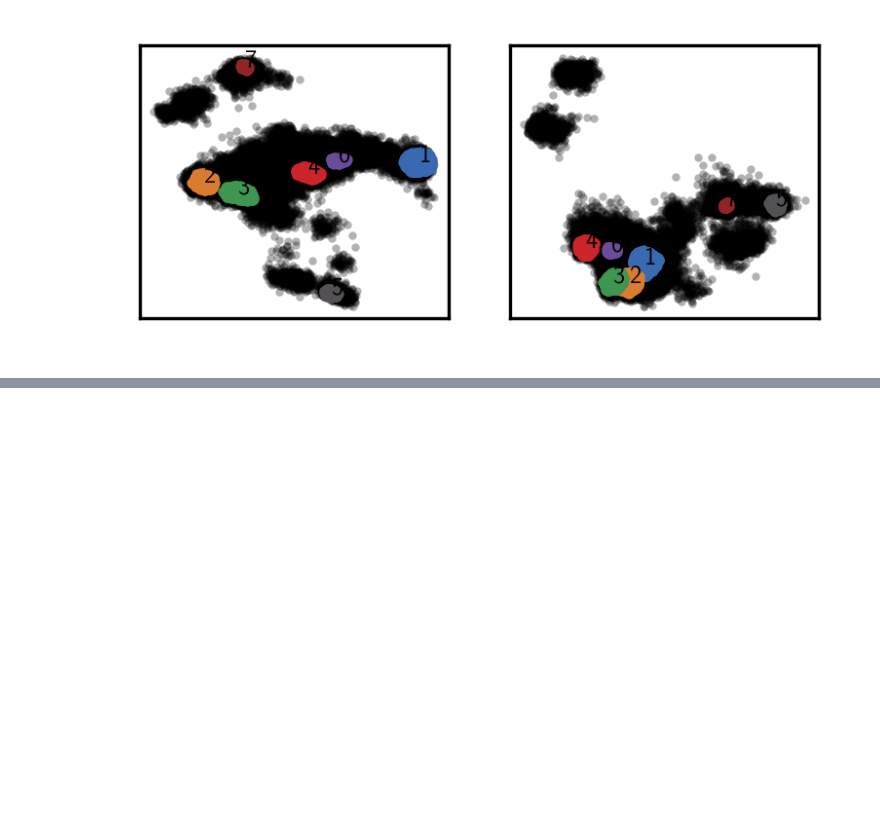
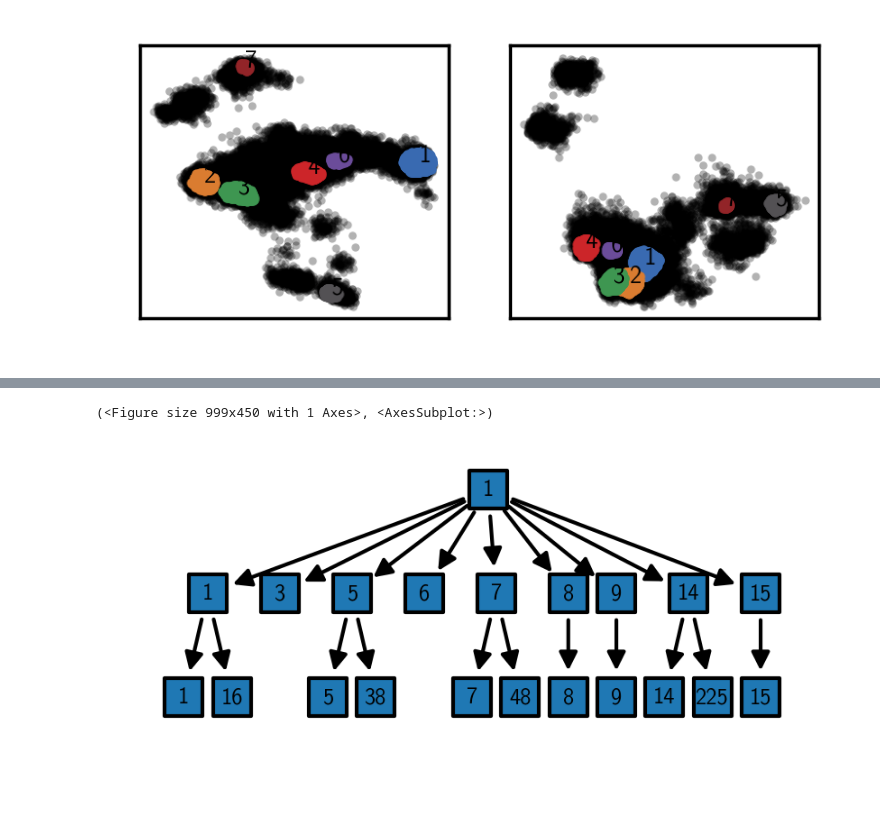
Before and after one commit to janjoswig/CommonNNClustering-Benchmark, a Jupyter notebook: scans.ipynb, the cells around one changed output, grey strips where cells are left out. Cells and saved outputs as stored; diff of their text form; code cells hidden in the pictures; blank space fills up the shorter version.

```diff
--- a/scans.ipynb
+++ b/scans.ipynb
@@ -1939,0 +1969,11 @@ for axi, dim in enumerate(range(0, 4, 2)):
+# %%
+fig, ax = plt.subplots(figsize=(3.33, 1.5))
+h_clustering.tree(
+    ax=ax,
+    pos_props={"x_spacing": 10, "y_spacing": 0.01},
+    draw_props={"node_size": 100, "font_size": 6},
+
+)
+# %% [output]
+(<Figure size 999x450 with 1 Axes>, <AxesSubplot:>)
+[figure, added]
```
Also changed, not shown: parts of 31 cells of this notebook, 1 other file.
